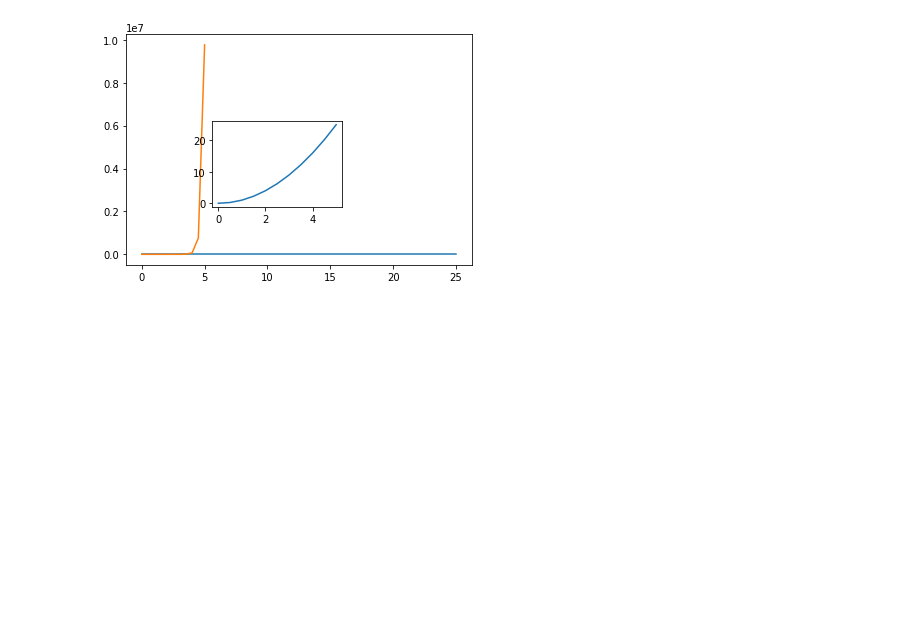
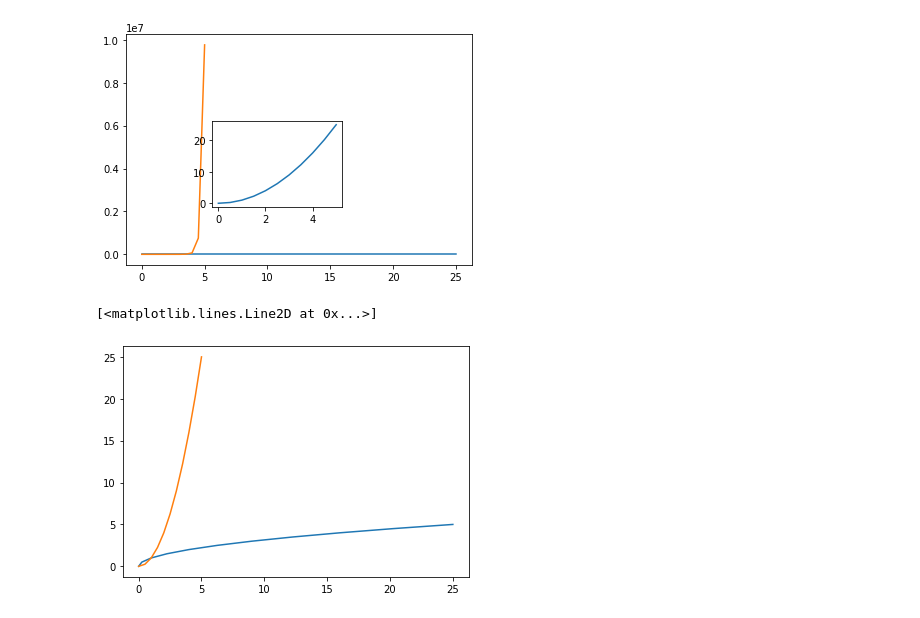
Before and after one commit to gunjanmimo/Data-Science, a Jupyter notebook: data visualization/matplotlib/Untitled.ipynb, the cells around one changed output. Drawn from its saved outputs; the diff is of its cells as text; code cells hidden in the pictures; blank space fills up the shorter version.

```diff
--- a/data visualization/matplotlib/Untitled.ipynb
+++ b/data visualization/matplotlib/Untitled.ipynb
@@ -50,3 +50,11 @@ axes2.plot(x,y)
 # %% [output]
 [<matplotlib.lines.Line2D at 0x...>]
 [figure]
+# %%
+fig = plt.figure()
+axis1 = fig.add_axes([.1,.1,.8,.8])
+axis1.plot(y,x)
+axis1.plot(x,y)
+# %% [output]
+[<matplotlib.lines.Line2D at 0x...>]
+[figure, added]
```
Also changed, not shown: parts of 1 cell of this notebook.
